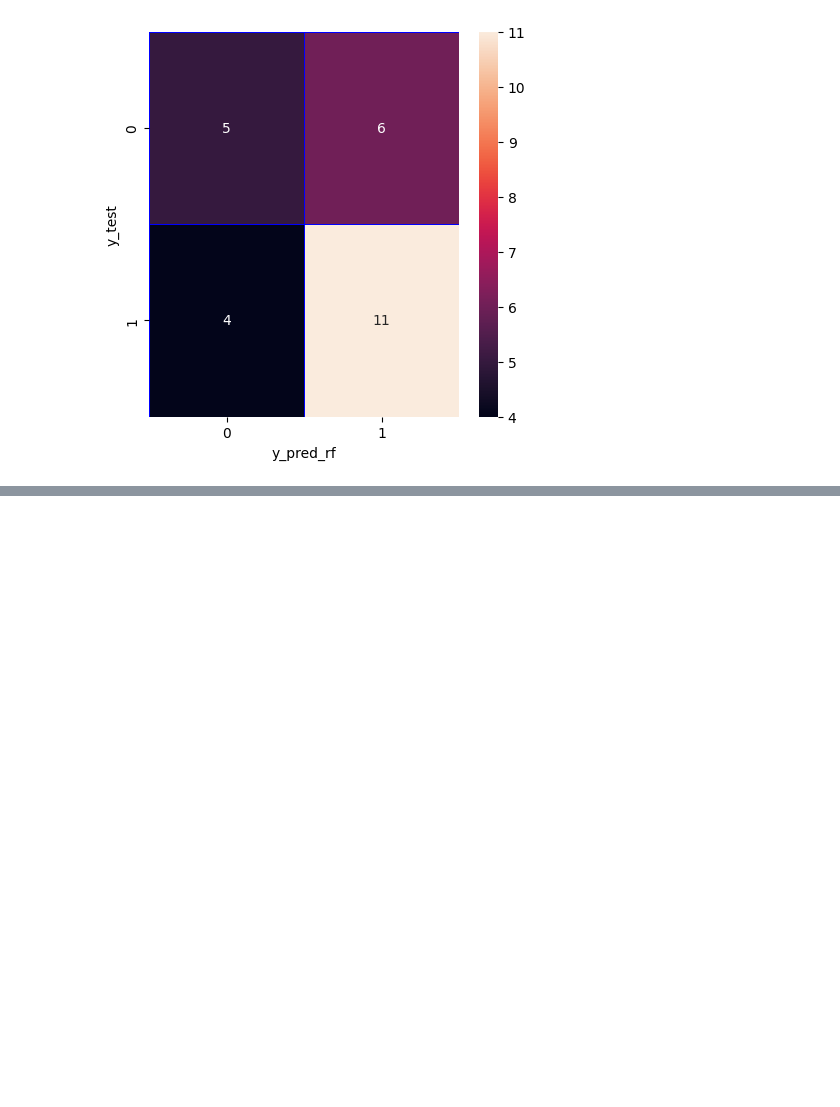
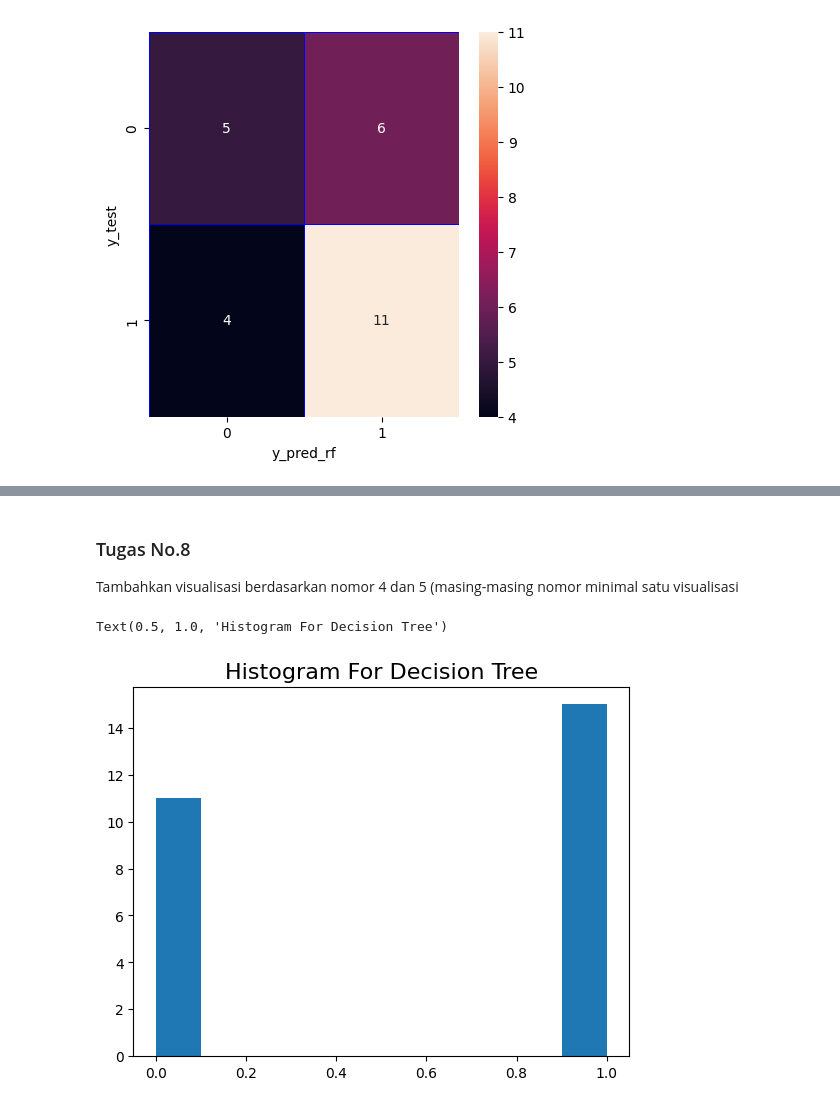
Before and after one commit to Tzelginia/kuis2, a Jupyter notebook: kuis2.ipynb, the cells around one changed output, grey strips where cells are left out. Saved outputs shown, nothing was run; the diff lists cells and outputs as text; code cells hidden in the pictures; blank space fills up the shorter version.

```diff
--- a/kuis2.ipynb
+++ b/kuis2.ipynb
@@ -460,0 +466,10 @@ Hasil evaluasi: 0.7176470588235294
+# %% [markdown]
+### Tugas No.8
+Tambahkan visualisasi berdasarkan nomor 4 dan 5 (masing-masing nomor minimal satu visualisasi
+# %%
+# visualisasi histogram untuk decision tree
+plt.hist(y_pred_dt)
+plt.title('Histogram For Decision Tree', size=16)
+# %% [output]
+Text(0.5, 1.0, 'Histogram For Decision Tree')
+[figure, added]
```
Also changed, not shown: parts of 13 cells of this notebook.
